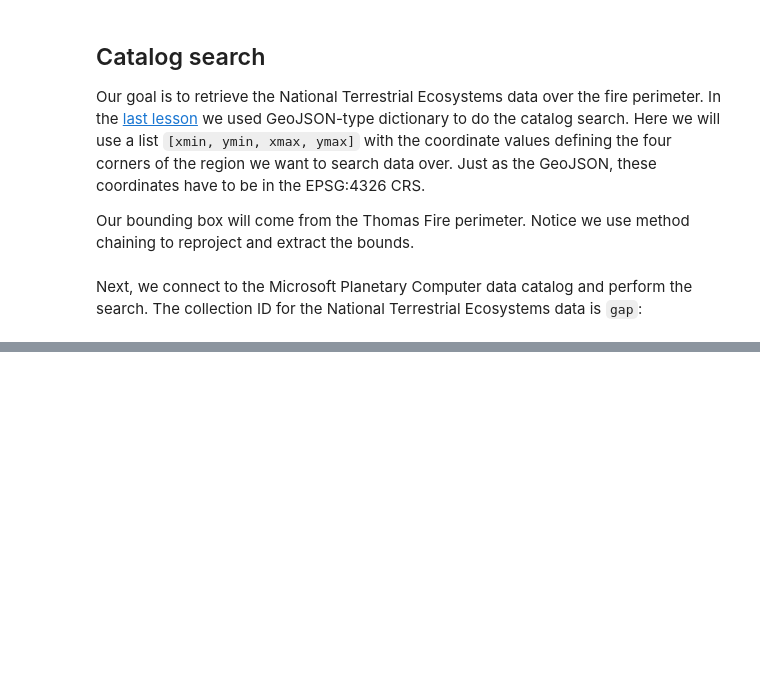
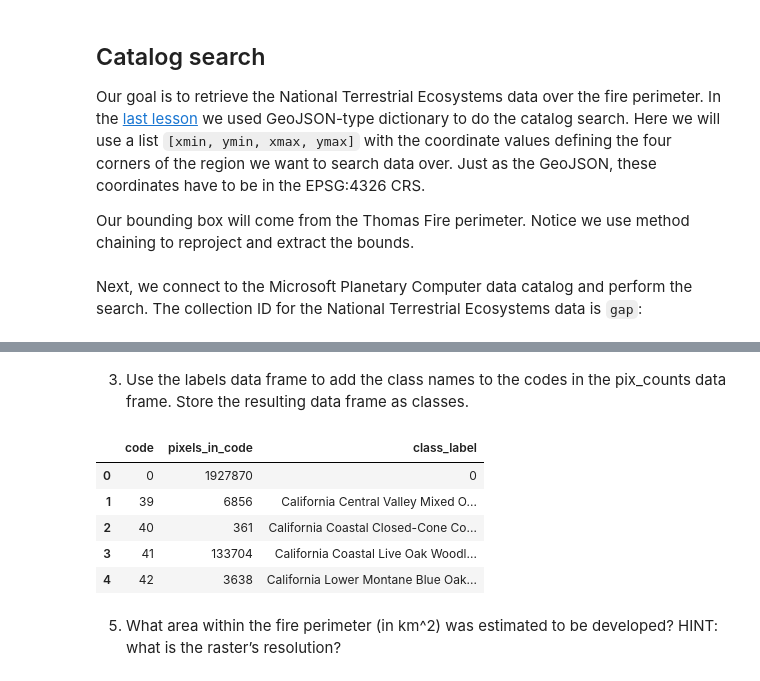
Before and after one commit to austinmartinez12/eds220-2025-in-class, a Jupyter notebook: week9/week-9-land-cover-stats.ipynb, the cells around one changed output, grey strips where cells are left out. Cells and saved outputs as stored; diff of their text form; code cells hidden in the pictures; blank space fills up the shorter version.

```diff
--- a/week9/week-9-land-cover-stats.ipynb
+++ b/week9/week-9-land-cover-stats.ipynb
@@ -89,0 +251,7 @@ catalog = pystac_client.Client.open(
+# %%
+pix_counts = {'code' : pd.Series(np.unique(lulc_clip, return_counts= True)[0]),
+     'pixels_in_code' : pd.Series(np.unique(lulc_clip, return_counts= True)[1]),
+     }
+
+pix_counts = pd.DataFrame(pix_counts)
+pix_counts.head()
@@ -89,0 +265,14 @@ catalog = pystac_client.Client.open(
+# %% [markdown]
+3. Use the labels data frame to add the class names to the codes in the pix_counts data frame. Store the resulting data frame as classes.
+# %%
+pix_counts = pd.merge(pix_counts, labels, on = "code")
+pix_counts.head()
+# %% [output]
+|  | code | pixels_in_code | class_label |
+| 0 | 0 | 1927870 | 0 |
+| 1 | 39 | 6856 | California Central Valley Mixed O... |
+| 2 | 40 | 361 | California Coastal Closed-Cone Co... |
+| 3 | 41 | 133704 | California Coastal Live Oak Woodl... |
+| 4 | 42 | 3638 | California Lower Montane Blue Oak... |
+# %% [markdown]
+5. What area within the fire perimeter (in km^2) was estimated to be developed? HINT: what is the raster’s resolution?
```
Also changed, not shown: parts of 20 cells of this notebook.
